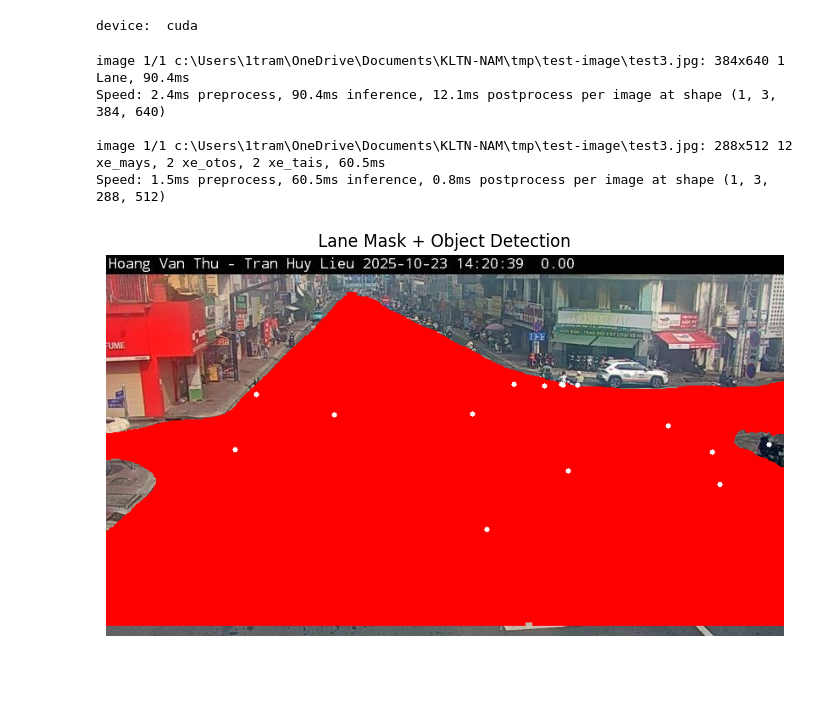
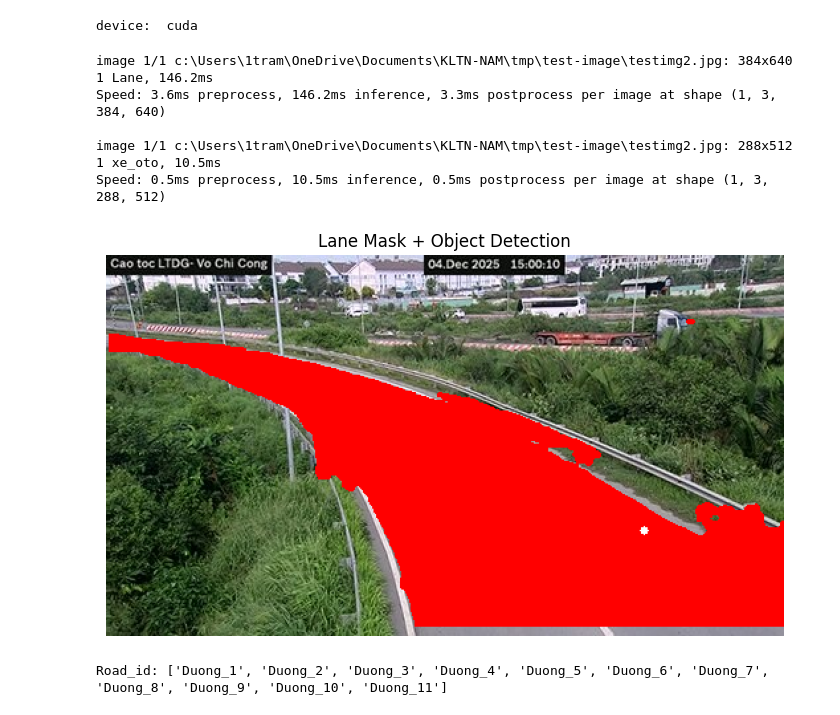
Before and after one commit to VTTr2004/Final-Thesis, a Jupyter notebook: test_segmantation.ipynb, the cells around one changed output. Saved outputs shown, nothing was run; the diff lists cells and outputs as text; code cells hidden in the pictures; blank space fills up the shorter version.

Commit message:
test-1

```diff
--- a/test_segmantation.ipynb
+++ b/test_segmantation.ipynb
@@ -56,12 +56,38 @@ def visualize_segmentation_and_skeleton(image_path: str):
     plt.show()
 # %%
 # img_path = r"data\detection-task\images\train\Duong_10_cam_1_38.png"
-img_path = r"tmp\test-image\test3.jpg"
+img_path = r"tmp\test-image\testimg2.jpg"
 visualize_segmentation_and_skeleton(img_path)
 # %% [output]
-image 1/1 c:\Users\1tram\OneDrive\Documents\KLTN-NAM\tmp\test-image\test3.jpg: 384x640 1 Lane, 90.4ms
-Speed: 2.4ms preprocess, 90.4ms inference, 12.1ms postprocess per image at shape (1, 3, 384, 640)
+image 1/1 c:\Users\1tram\OneDrive\Documents\KLTN-NAM\tmp\test-image\testimg2.jpg: 384x640 1 Lane, 146.2ms
+Speed: 3.6ms preprocess, 146.2ms inference, 3.3ms postprocess per image at shape (1, 3, 384, 640)
 
-image 1/1 c:\Users\1tram\OneDrive\Documents\KLTN-NAM\tmp\test-image\test3.jpg: 288x512 12 xe_mays, 2 xe_otos, 2 xe_tais, 60.5ms
-Speed: 1.5ms preprocess, 60.5ms inference, 0.8ms postprocess per image at shape (1, 3, 288, 512)
+image 1/1 c:\Users\1tram\OneDrive\Documents\KLTN-NAM\tmp\test-image\testimg2.jpg: 288x512 1 xe_oto, 10.5ms
+Speed: 0.5ms preprocess, 10.5ms inference, 0.5ms postprocess per image at shape (1, 3, 288, 512)
-[figure, old version]
+[figure, new version]
+# %%
+import json
+
+coords_dict = {}
+
+with open("data/DataSource.json", 'r', encoding='utf-8') as f:
+    data = json.load(f)
+
+with open("public/cameras.json", 'r', encoding='utf-8') as f:
+    cameras = json.load(f)
+for item in cameras:
+    coords_dict[item["id"]] = item["coordinate"]
+
+print("Road_id:", list(data.keys()))
+for road in data.items():
+    for cam in road[1].items():
+        idx = cam[1]["id"]
+        if idx in coords_dict:
+            cam[1]["coord"] = coords_dict[str(idx)]
+        else:
+            cam[1]["coord"] = None
+
+with open("data/DataSource_v1.json", 'w', encoding='utf-8') as f:
+    json.dump(data, f, ensure_ascii=False, indent=4)
+# %% [output]
+Road_id: ['Duong_1', 'Duong_2', 'Duong_3', 'Duong_4', 'Duong_5', 'Duong_6', 'Duong_7', 'Duong_8', 'Duong_9', 'Duong_10', 'Duong_11']
```
Also changed, not shown: 9 other files.
